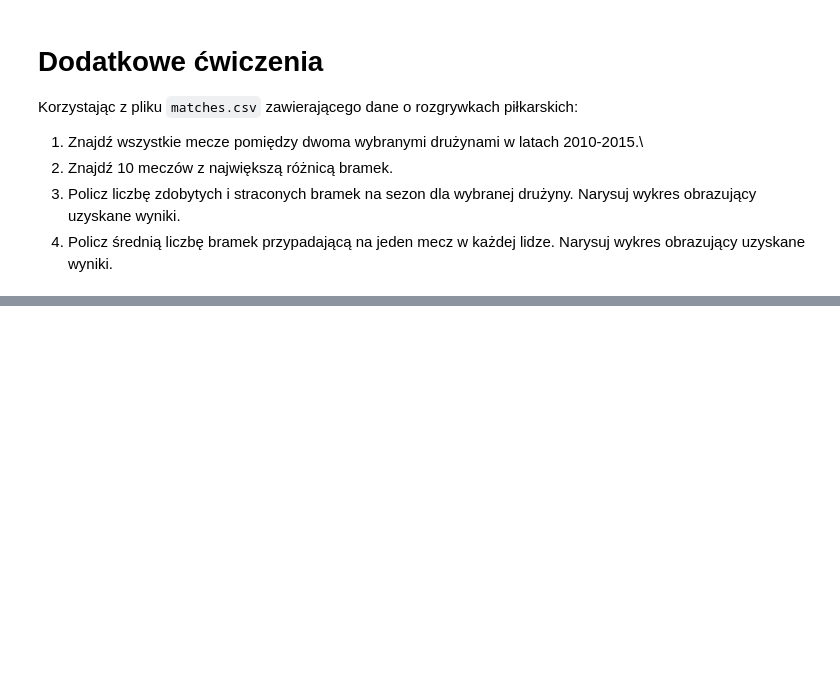
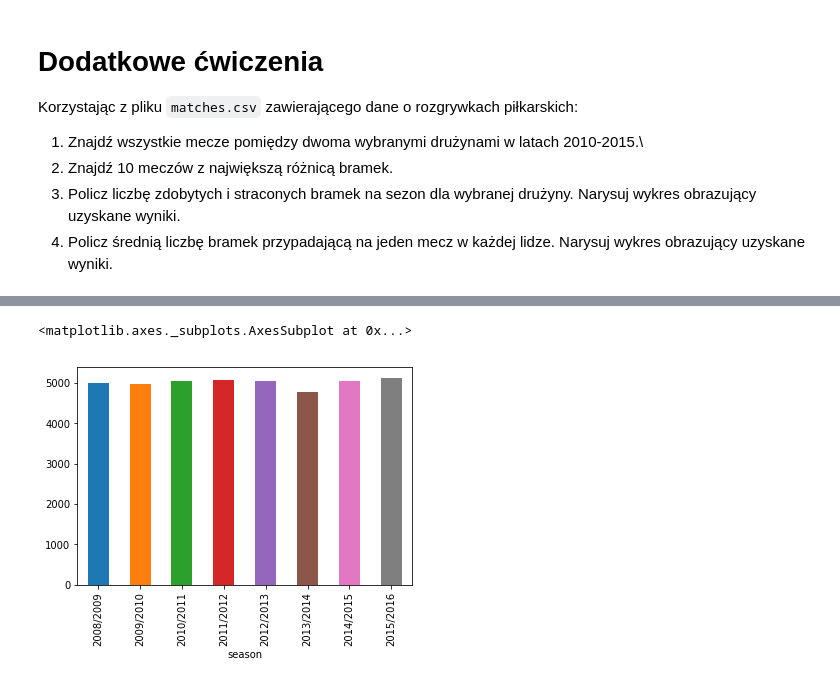
Before and after one commit to Aszek18/pythonbootcamp, a Jupyter notebook: pandas_wprowadzenie/pandas_cwiczenia.ipynb, the cells around one changed output, grey strips where cells are left out. Saved outputs shown, nothing was run; the diff lists cells and outputs as text; code cells hidden in the pictures; blank space fills up the shorter version.

Commit message:
pandas2

```diff
--- a/pandas_wprowadzenie/pandas_cwiczenia.ipynb
+++ b/pandas_wprowadzenie/pandas_cwiczenia.ipynb
@@ -62,0 +181,7 @@ Korzystając z pliku `matches.csv` zawierającego dane o rozgrywkach piłkarskic
+# %%
+df = pd.read_csv('files_pandas_21_01_2017/matches.csv', parse_dates=['date'])
+#df['date'] = df['date'].astype('datetime64')
+df[
+    ((df.home_team == 'Legia Warszawa') | (df.away_team == 'Legia Warszawa')) &
+    ((df.home_team == 'Lech Poznań') | (df.away_team == 'Lech Poznań')) &
+    ((df['date'].dt.year >=2010) & (df['date'].dt.year <=2015))]
@@ -62,0 +204,4 @@ Korzystając z pliku `matches.csv` zawierającego dane o rozgrywkach piłkarskic
+# %%
+df['roznica'] = abs(df.home_team_goal - df.away_team_goal)
+df = df.sort_values(by=["roznica"], ascending=False)
+df.head(10)
@@ -62,0 +220,4 @@ Korzystając z pliku `matches.csv` zawierającego dane o rozgrywkach piłkarskic
+# %%
+#3.Policz liczbę zdobytych i straconych bramek na sezon dla wybranej drużyny. Narysuj wykres obrazujący uzyskane wyniki.
+dane = df.groupby('season').apply(lambda x: x['home_team_goal'].sum())
+dane
@@ -62,0 +235,5 @@ Korzystając z pliku `matches.csv` zawierającego dane o rozgrywkach piłkarskic
+# %%
+dane.plot(kind='bar')
+# %% [output]
+<matplotlib.axes._subplots.AxesSubplot at 0x...>
+[figure, added]
```
Also changed, not shown: parts of 17 cells of this notebook, 3 other files.
